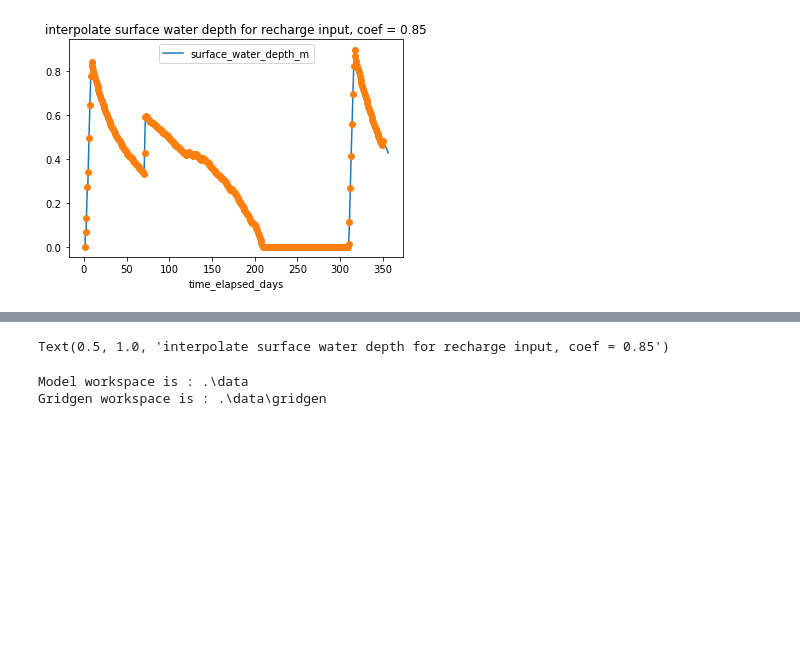
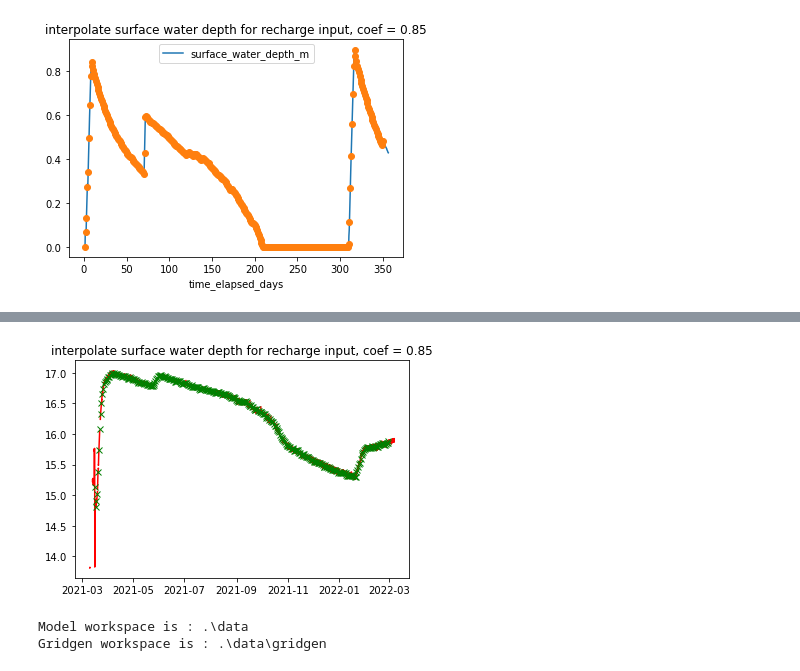
Before and after one commit to chenmingzhang/ewatering, a Jupyter notebook: modflow_planar_2D/ewatering_mf6_jupytext.ipynb, the cells around one changed output, grey strips where cells are left out. Drawn from its saved outputs; the diff is of its cells as text; code cells hidden in the pictures; blank space fills up the shorter version.

```diff
--- a/modflow_planar_2D/ewatering_mf6_jupytext.ipynb
+++ b/modflow_planar_2D/ewatering_mf6_jupytext.ipynb
@@ -418,23 +415,26 @@ Text(0.5, 1.0, 'interpolate surface water depth for recharge input, coef = 0.85'
 # %%
 # csaps does not like NaNs, so NaN is masked before interpolation
-mask = field.watertable_sa2_df['value'].isnull()
-surface_water_depth_raw_rch_input_totim_ay_m = csaps(field.watertable_sa2_df['time_elapsed_days'][~mask],
-           field.watertable_sa2_df['value'][~mask],
-           gwf.modeltime.totim,
+mask = field.watertable_sa3_df['value'].isnull()
+field.merged_df['watertable_sa3_m'] = csaps(field.watertable_sa3_df['time_elapsed_days'][~mask],
+           field.watertable_sa3_df['value'][~mask],
+           field.merged_df['time_elapsed_days'],
            smooth = csaps_coef)
-
 # plot interpolation
 fig=plt.figure()
 ax  = fig.add_subplot(1, 1, 1)
-ax.plot(field.watertable_sa2_df['time_elapsed_days'],
-        field.watertable_sa2_df['value'],'r-')
-ax.plot(gwf.modeltime.totim,
-         surface_water_depth_raw_rch_input_totim_ay_m,
-         'gx')
+ax.plot(field.watertable_sa3_df.index,
+        field.watertable_sa3_df['value'],
+        'r-',
+        label='watertable_sa3_original')
+ax.plot( field.merged_df.index,
+         field.merged_df['watertable_sa3_m'],
+         'gx',
+        label='watertable_sa3_fitted')
 ax.set_title('interpolate surface water depth for recharge input, coef = '
              + str(csaps_coef) )
+field.merged_df['watertable_rise_sa3_m'] = field.merged_df['watertable_sa3_m'] -field.merged_df['watertable_sa3_m'] [0]
 # %% [output]
-Text(0.5, 1.0, 'interpolate surface water depth for recharge input, coef = 0.85')
+[figure, added]
 # %%
 # dis package
 idomain = np.full((nlay, nrow, ncol), 1) # similar to idomain where 0 means inactive cell, 1 means active cell
```
Also changed, not shown: parts of 6 cells of this notebook.
